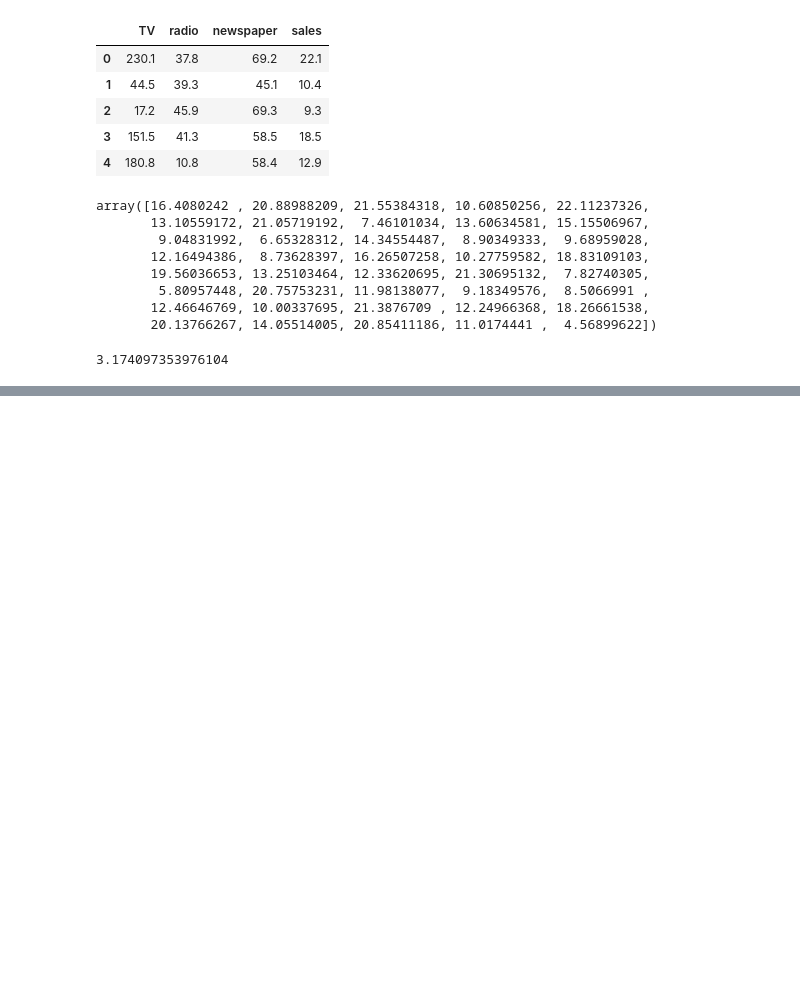
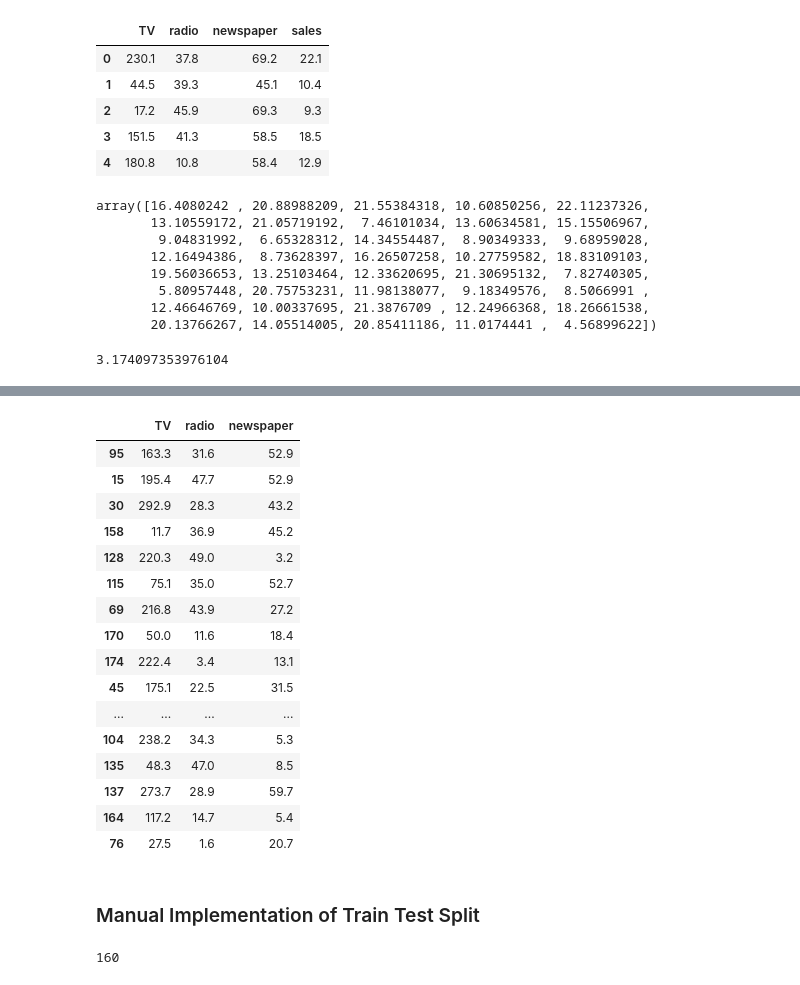
Before and after one commit to ryslipe/master_class, a Jupyter notebook: linear_regression/02_multiple_regression.ipynb, the cells around one changed output, grey strips where cells are left out. Drawn from its saved outputs; the diff is of its cells as text; code cells hidden in the pictures; blank space fills up the shorter version.

Commit message:
manual train test split

```diff
--- a/linear_regression/02_multiple_regression.ipynb
+++ b/linear_regression/02_multiple_regression.ipynb
@@ -60,0 +82,22 @@ Text(0.5, 1.0, 'Radio')
+# %%
+X_test
+# %% [output]
+|  | TV | radio | newspaper |
+| 95 | 163.3 | 31.6 | 52.9 |
+| 15 | 195.4 | 47.7 | 52.9 |
+| 30 | 292.9 | 28.3 | 43.2 |
+| 158 | 11.7 | 36.9 | 45.2 |
+| 128 | 220.3 | 49.0 | 3.2 |
+| 115 | 75.1 | 35.0 | 52.7 |
+| 69 | 216.8 | 43.9 | 27.2 |
+| 170 | 50.0 | 11.6 | 18.4 |
+| 174 | 222.4 | 3.4 | 13.1 |
+| 45 | 175.1 | 22.5 | 31.5 |
+| ... | ... | ... | ... |
+| 104 | 238.2 | 34.3 | 5.3 |
+| 135 | 48.3 | 47.0 | 8.5 |
+| 137 | 273.7 | 28.9 | 59.7 |
+| 164 | 117.2 | 14.7 | 5.4 |
+| 76 | 27.5 | 1.6 | 20.7 |
+# %% [markdown]
+### Manual Implementation of Train Test Split
@@ -60,0 +117,4 @@ Text(0.5, 1.0, 'Radio')
+# %%
+len(train)
+# %% [output]
+160
```
Also changed, not shown: parts of 7 cells of this notebook.
